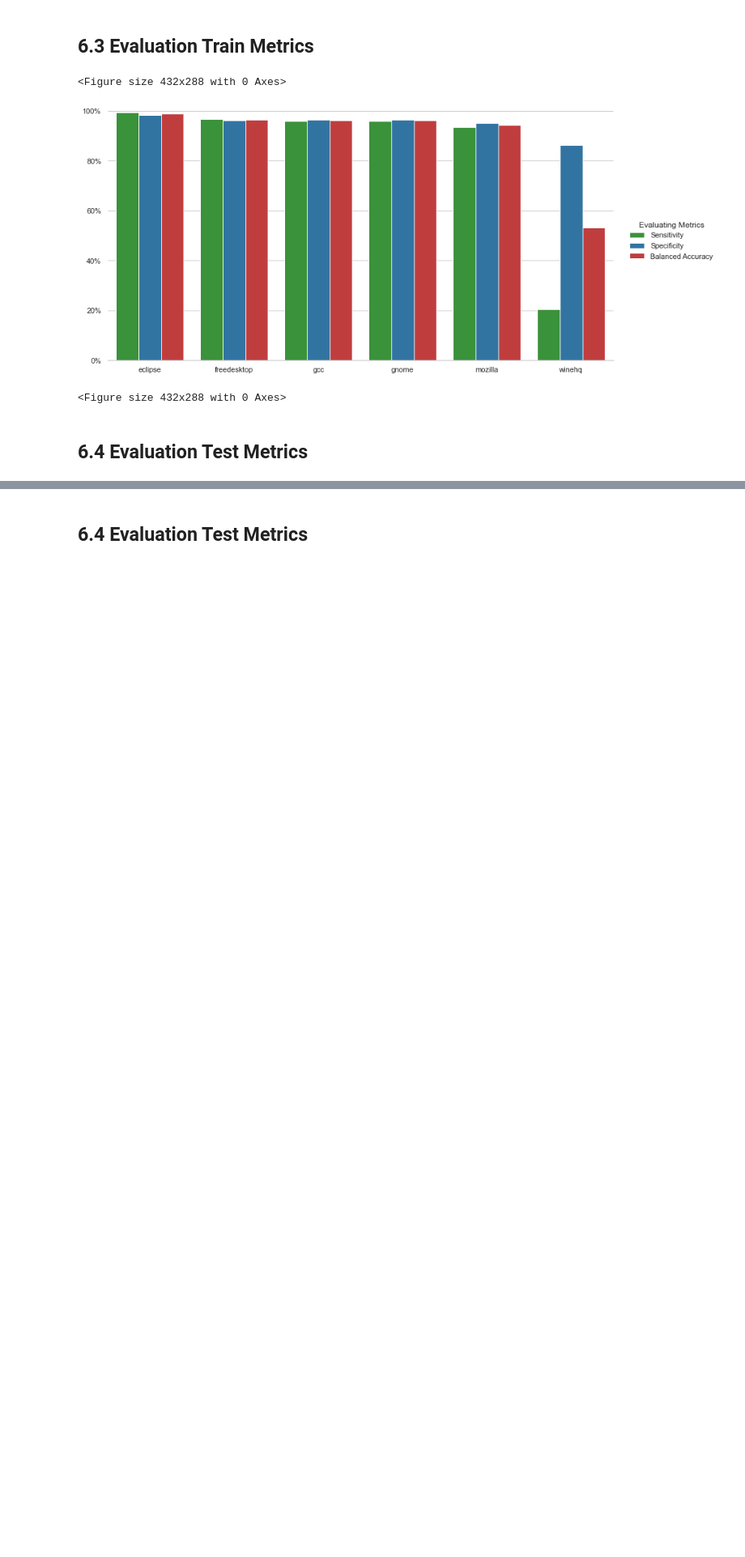
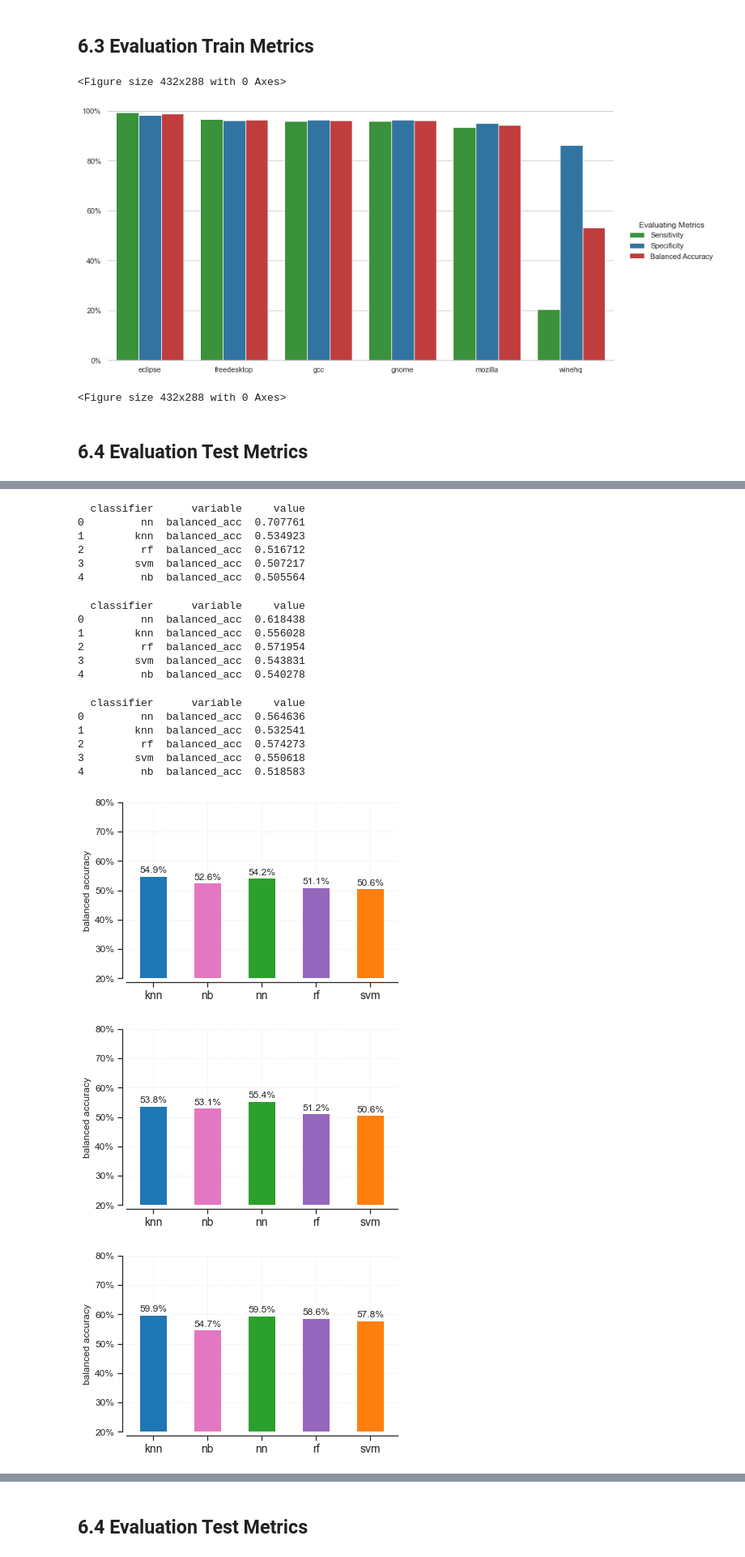
Before and after one commit to gomesluiz/long-lived-bug-predictor, a Jupyter notebook: notebooks/20201227_long_lived_prediction_rq4_data_analysis.ipynb, the cells around one changed output, grey strips where cells are left out. Shown: that part at 81% size. Cells and saved outputs as stored; diff of their text form; code cells hidden in the pictures; blank space fills up the shorter version.

```diff
--- a/notebooks/20201227_long_lived_prediction_rq4_data_analysis.ipynb
+++ b/notebooks/20201227_long_lived_prediction_rq4_data_analysis.ipynb
@@ -497,0 +485,42 @@ g
+# %%
+from  matplotlib.ticker import PercentFormatter
+import matplotlib.ticker as ticker
+
+def plot_line_(experiment, data, project):
+    sns.set_context("paper")
+    sns.set(style="ticks", color_codes=True)
+
+    data_m  = data[(data.project == project)]
+    data_m  = data_m[['classifier', 'balanced_acc']].melt(id_vars=['classifier'])
+    print(data_m)
+
+    data_m.sort_values('classifier').plot('classifier', 'value', label="Balanced Accuracy", kind="bar", legend=None,
+                color=['tab:blue', 'tab:pink', 'tab:green', 'tab:purple', 'tab:orange'])
+    sns.despine(offset=5)
+
+    ax = plt.axes()
+
+    for p in ax.patches:
+        width = p.get_width()
+        height = p.get_height()
+        x, y = p.get_xy()
+        ax.annotate(f'{height:.1%}', (x + width/2, y + height*1.02), ha='center')
+
+    plt.xlabel("", fontsize=SMALL_SIZE)
+    plt.xticks(fontsize=14)
+    plt.yticks(fontsize=12)
+    plt.ylabel('balanced accuracy', fontsize=SMALL_SIZE)
+    plt.ylim(0.2, 0.8)
+    plt.gca().set_yticklabels(['{:.0f}%'.format(x*100) for x in plt.gca().get_yticks()])
+    plt.grid(linestyle='--', linewidth=0.5, alpha=0.5)
+
+    #plt.title("{}".format(project), fontsize=SMALL_SIZE)
+    plt.savefig(f"../output/figures/rq4e{experiment}-{project}-evaluation-all-classifiers.pdf", format="pdf", dpi=600, bbox_inches='tight')
+# %%
+plot_line_("4", test_metrics_all, "eclipse")
+plot_line_("4", test_metrics_all, "freedesktop")
+plot_line_("4", test_metrics_all, "gnome")
+plot_line_("4", test_metrics_all, "gcc")
+plot_line_("4", test_metrics_all, "mozilla")
+plot_line_("4", test_metrics_all, "winehq")
+# %% [output]
@@ -497,0 +545,21 @@ g
+  classifier      variable     value
+0         nn  balanced_acc  0.707761
+1        knn  balanced_acc  0.534923
+2         rf  balanced_acc  0.516712
+3        svm  balanced_acc  0.507217
+4         nb  balanced_acc  0.505564
+  classifier      variable     value
+0         nn  balanced_acc  0.618438
+1        knn  balanced_acc  0.556028
+2         rf  balanced_acc  0.571954
+3        svm  balanced_acc  0.543831
+4         nb  balanced_acc  0.540278
+  classifier      variable     value
+0         nn  balanced_acc  0.564636
+1        knn  balanced_acc  0.532541
+2         rf  balanced_acc  0.574273
+3        svm  balanced_acc  0.550618
+4         nb  balanced_acc  0.518583
+[figure, added]
+[figure, added]
+[figure, added]
```
Also changed, not shown: parts of 7 cells of this notebook, 31 other files.
